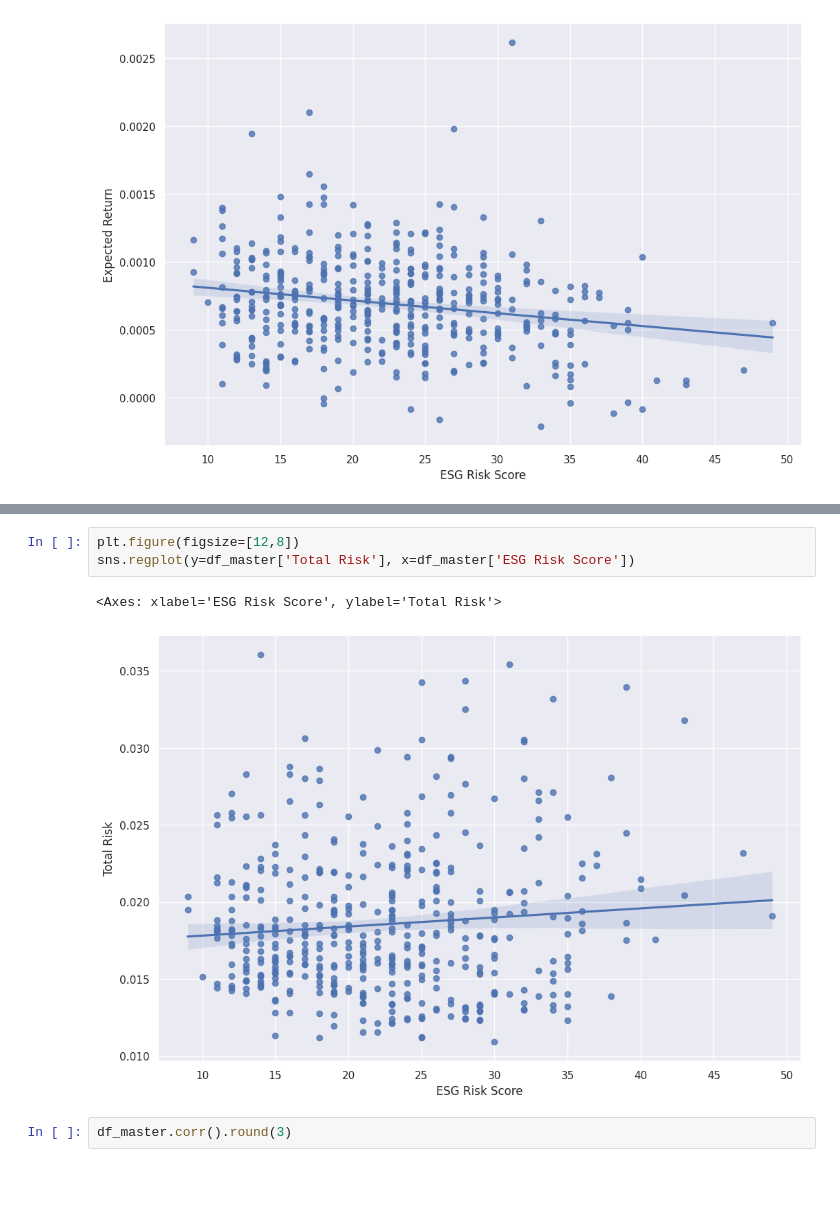
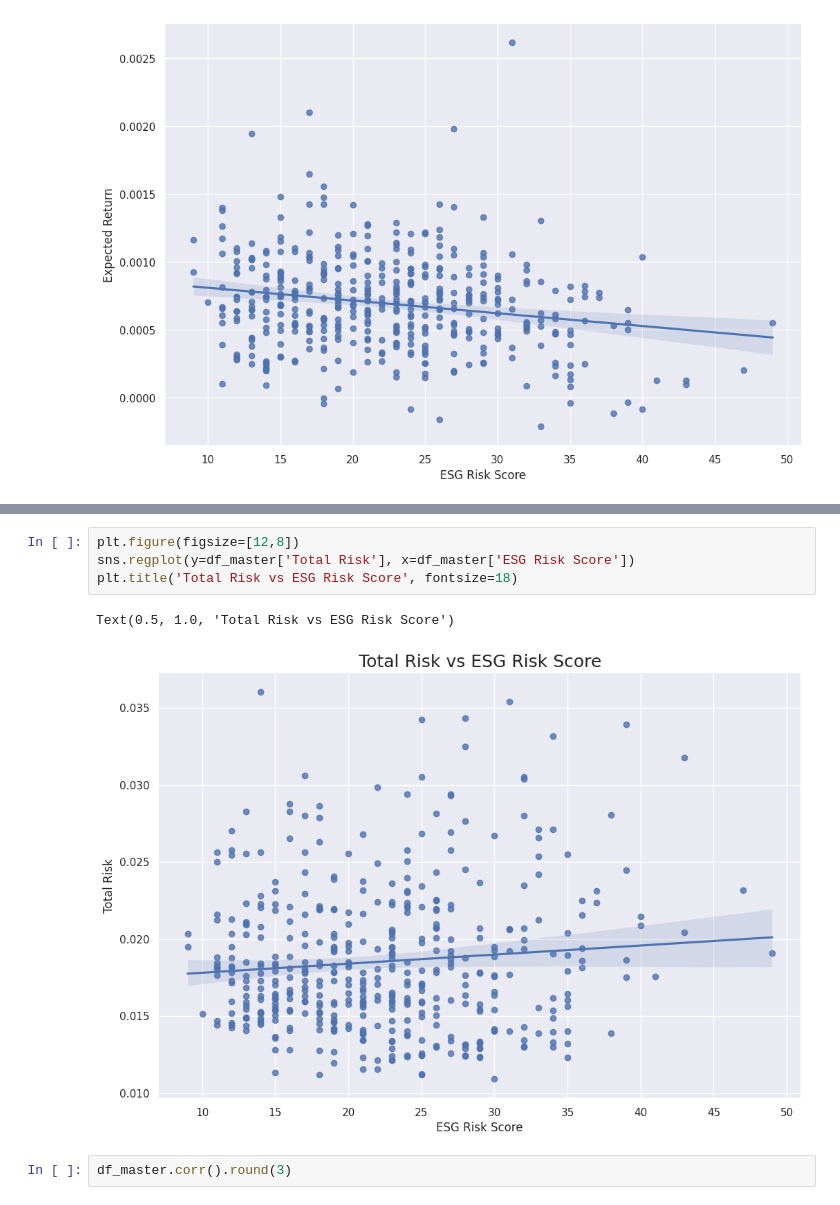
Before and after one commit to matteovignoli/Esercitazioni, a Jupyter notebook: Data_driven_investing_2.ipynb, the cells around one changed output, grey strips where cells are left out. Drawn from its saved outputs; the diff is of its cells as text; blank space fills up the shorter version.

```diff
--- a/Data_driven_investing_2.ipynb
+++ b/Data_driven_investing_2.ipynb
@@ -96,9 +100,10 @@ sns.regplot(y=df_master['Expected Return'], x=df_master['Total Risk'])
 # %%
 plt.figure(figsize=[12,8])
 sns.regplot(y=df_master['Total Risk'], x=df_master['ESG Risk Score'])
+plt.title('Total Risk vs ESG Risk Score', fontsize=18)
 # %% [output]
-<Axes: xlabel='ESG Risk Score', ylabel='Total Risk'>
+Text(0.5, 1.0, 'Total Risk vs ESG Risk Score')
-[figure, old version]
+[figure, new version]
 # %%
 df_master.corr().round(3)
 # %% [output]
```
Also changed, not shown: parts of 5 cells of this notebook.
